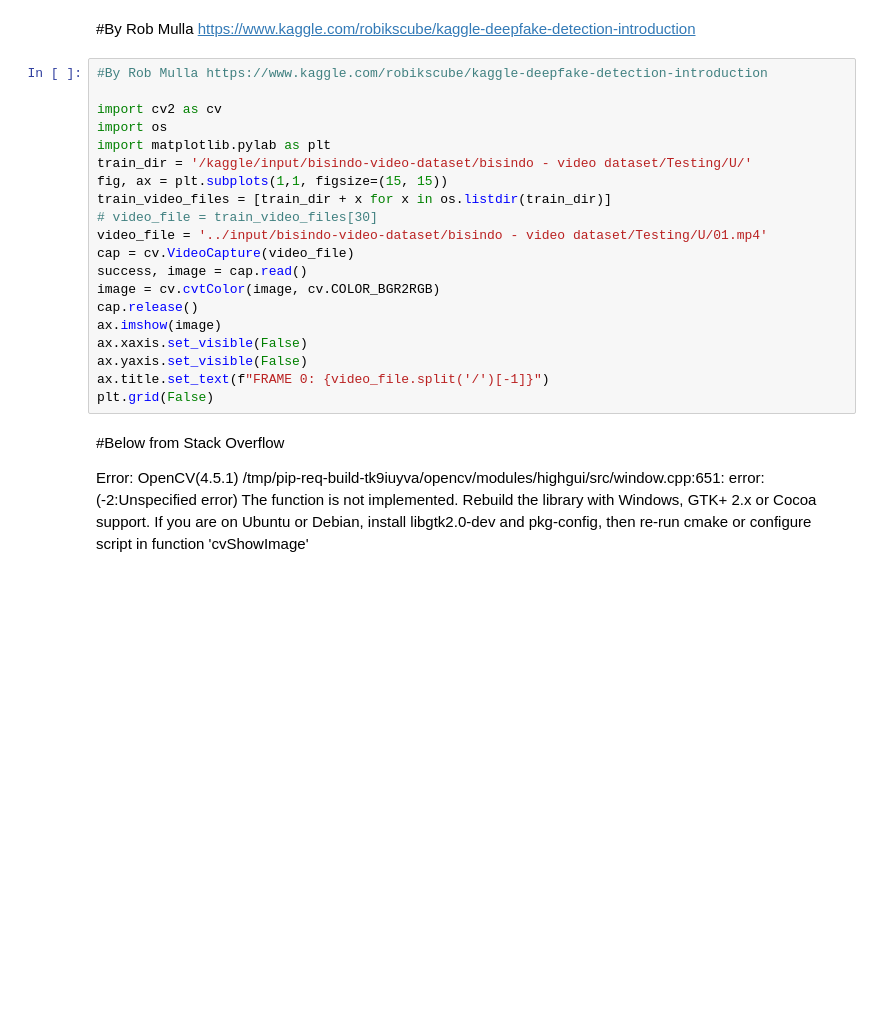
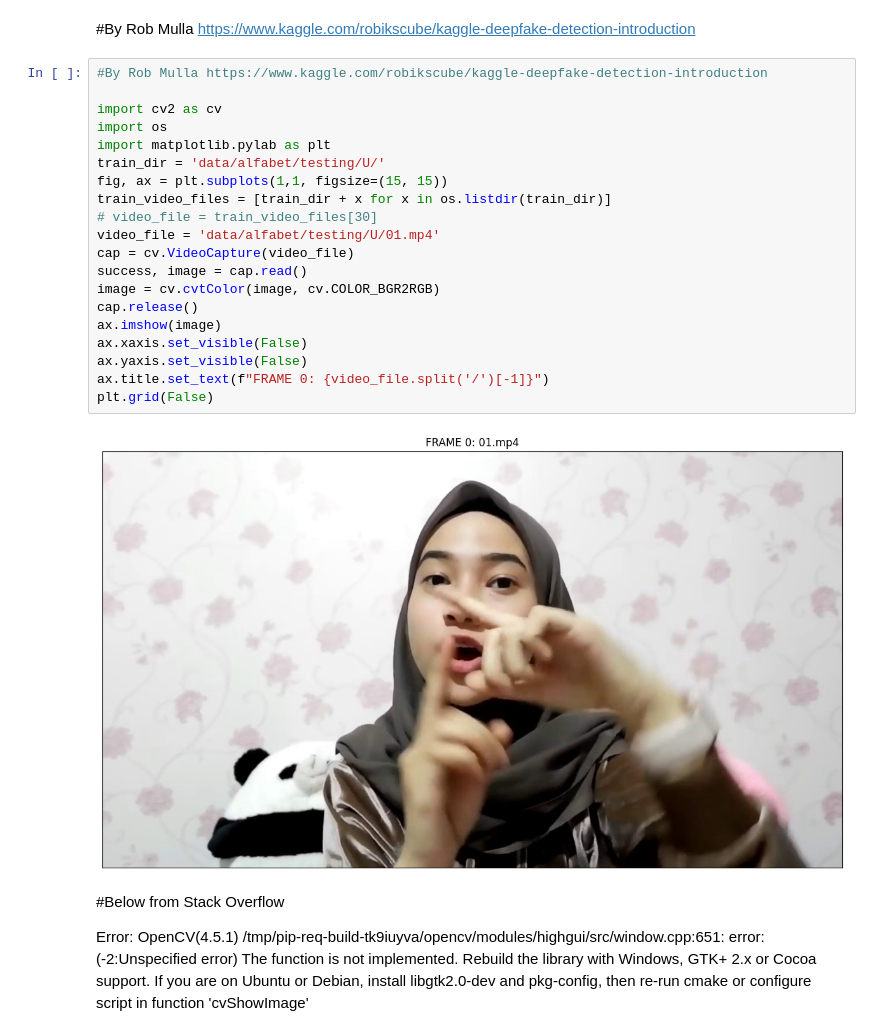
Before and after one commit to gchristiansun/BISARA-Model-CV, a Jupyter notebook: bisindo-indonesian-sign-language-mp4.ipynb, the cells around one changed output. Saved outputs shown, nothing was run; the diff lists cells and outputs as text; blank space fills up the shorter version.

```diff
--- a/bisindo-indonesian-sign-language-mp4.ipynb
+++ b/bisindo-indonesian-sign-language-mp4.ipynb
@@ -29,23 +29,25 @@ for dirname, _, filenames in os.walk('/kaggle/input'):
 # %%
 #By Rob Mulla https://www.kaggle.com/robikscube/kaggle-deepfake-detection-introduction
 
 import cv2 as cv
 import os
 import matplotlib.pylab as plt
-train_dir = '/kaggle/input/bisindo-video-dataset/bisindo - video dataset/Testing/U/'
+train_dir = 'data/alfabet/testing/U/'
 fig, ax = plt.subplots(1,1, figsize=(15, 15))
 train_video_files = [train_dir + x for x in os.listdir(train_dir)]
 # video_file = train_video_files[30]
-video_file = '../input/bisindo-video-dataset/bisindo - video dataset/Testing/U/01.mp4'
+video_file = 'data/alfabet/testing/U/01.mp4'
 cap = cv.VideoCapture(video_file)
 success, image = cap.read()
 image = cv.cvtColor(image, cv.COLOR_BGR2RGB)
 cap.release()
 ax.imshow(image)
 ax.xaxis.set_visible(False)
 ax.yaxis.set_visible(False)
 ax.title.set_text(f"FRAME 0: {video_file.split('/')[-1]}")
 plt.grid(False)
+# %% [output]
+[figure, added]
 # %% [markdown]
 #Below from Stack Overflow
 
```
Also changed, not shown: parts of 7 cells of this notebook, 10 other files.
